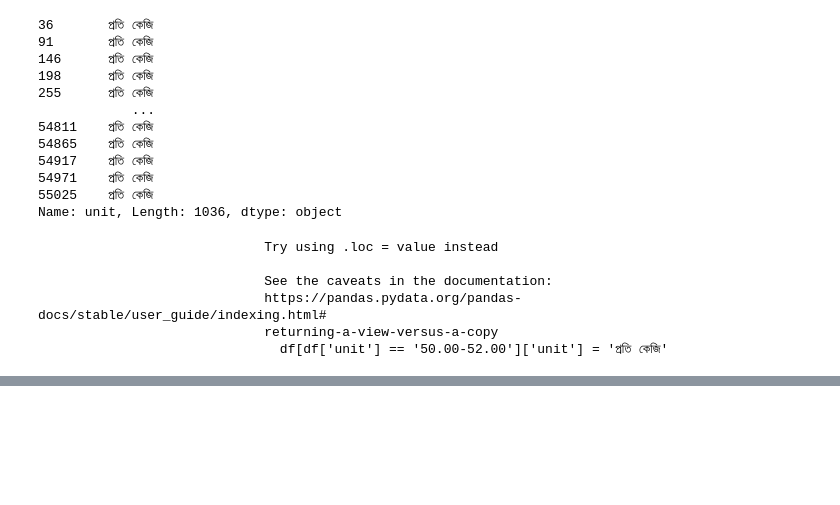
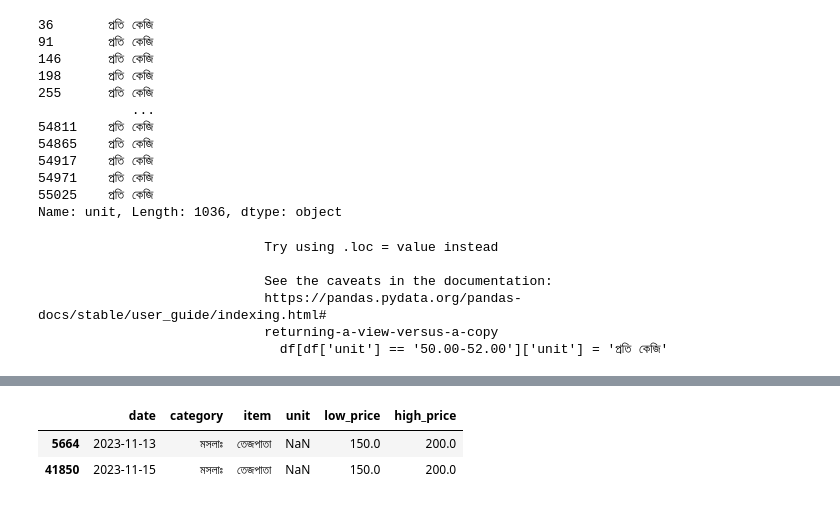
Before and after one commit to zishan044/commodity_price_forecasting, a Jupyter notebook: notebooks/data_preprocessing.ipynb, the cells around one changed output, grey strips where cells are left out. Drawn from its saved outputs; the diff is of its cells as text; code cells hidden in the pictures; blank space fills up the shorter version.

```diff
--- a/notebooks/data_preprocessing.ipynb
+++ b/notebooks/data_preprocessing.ipynb
@@ -137,0 +167,3 @@ df['unit'] = df['unit'].map(unit_mapping)
+# %%
+df[df['unit'].isna()]
+# %% [output]
@@ -137,0 +171,3 @@ df['unit'] = df['unit'].map(unit_mapping)
+|  | date | category | item | unit | low_price | high_price |
+| 5664 | 2023-11-13 | মসলাঃ | তেজপাতা | NaN | 150.0 | 200.0 |
+| 41850 | 2023-11-15 | মসলাঃ | তেজপাতা | NaN | 150.0 | 200.0 |
```
Also changed, not shown: parts of 14 cells of this notebook.
